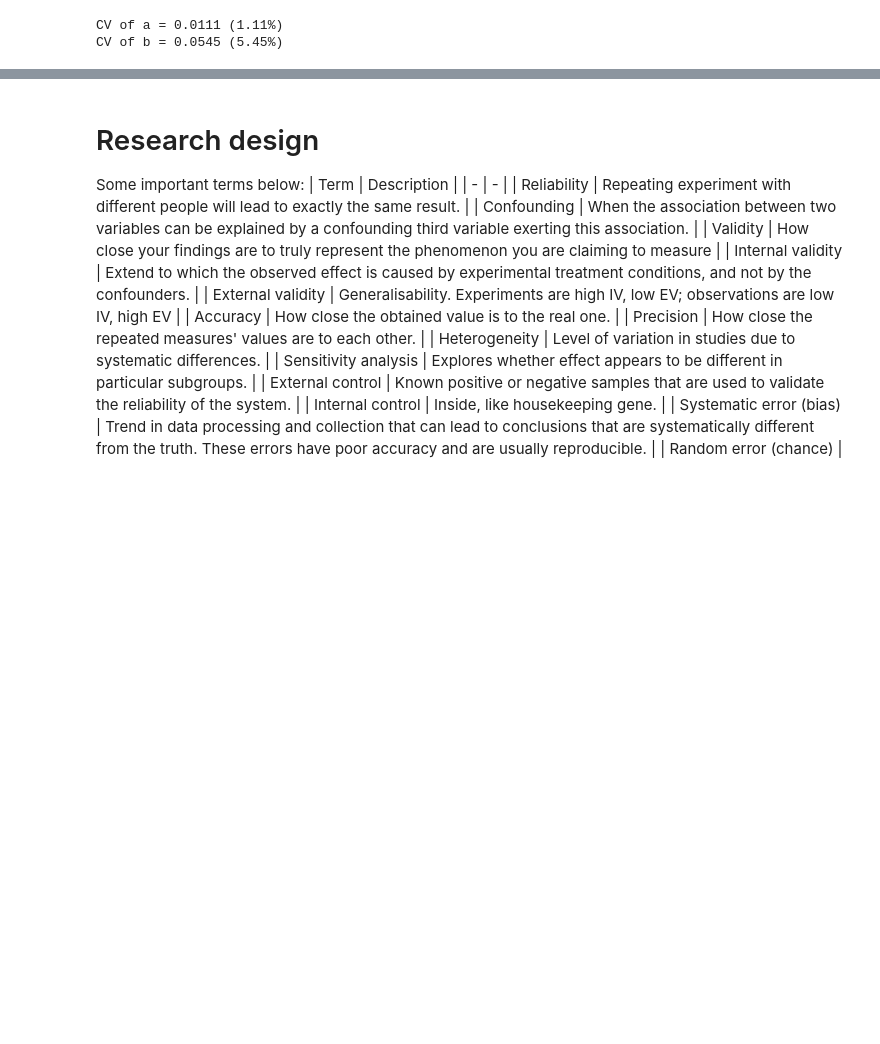
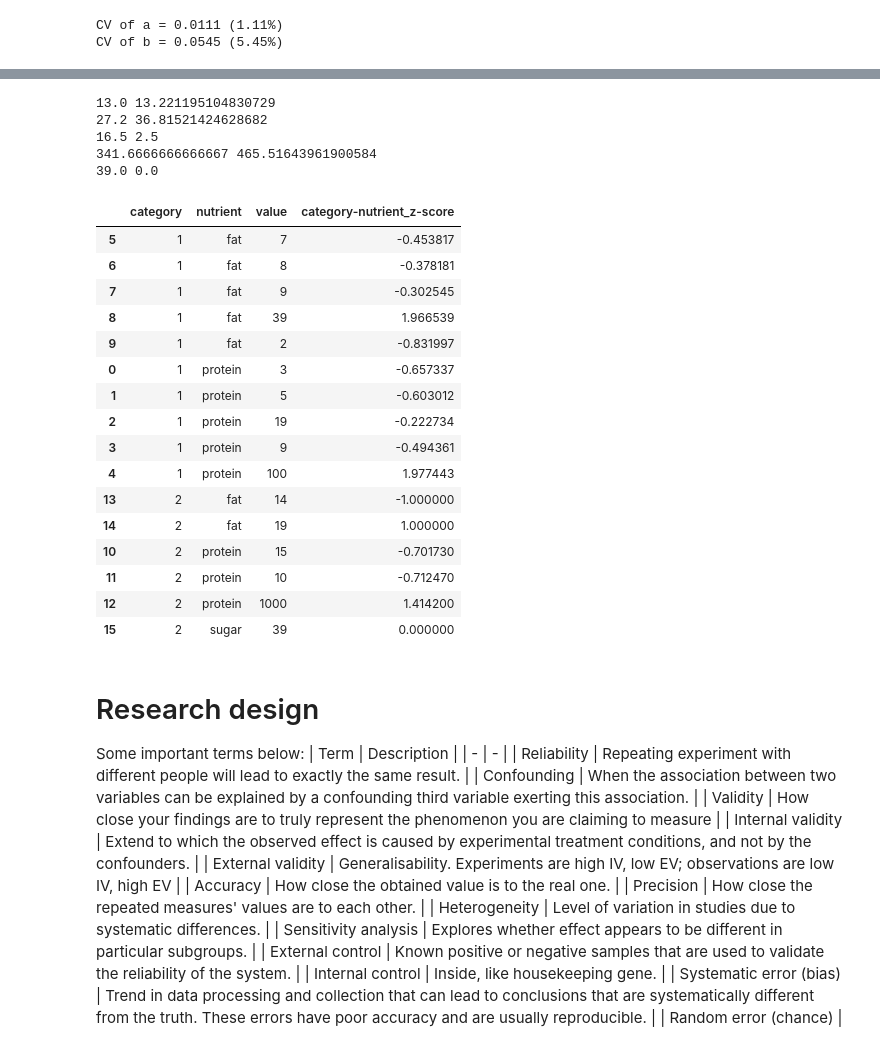
Before and after one commit to EvgeniiZorin/Handbook_Data-Science, a Jupyter notebook: _0_Statistics.ipynb, the cells around one changed output, grey strips where cells are left out. Saved outputs shown, nothing was run; the diff lists cells and outputs as text; code cells hidden in the pictures; blank space fills up the shorter version.

```diff
--- a/_0_Statistics.ipynb
+++ b/_0_Statistics.ipynb
@@ -983,3 +993,67 @@ CV of b = 0.0545 (5.45%)
+# %%
+"""
+Remove outliers per group.
+Method = Z-score.
+"""
+import numpy as np
+import pandas as pd
+
+def is_outlier(x: pd.Series):
+    mu = np.mean(x)
+    sigma = np.std(x, ddof=0)
+    print(mu, sigma)
+    # edge case: if just one value, let's return z-score of 0
+    if len(x) == 1:
+        return 0
+    return (x - mu) / sigma
+
+df = pd.DataFrame({
+    'category': [1, 1, 1, 1, 1,
+                 1, 1, 1, 1, 1,
+                 2, 2, 2, 2, 2, 2],
+    'nutrient': ['protein', 'protein', 'protein', 'protein', 'protein',
+                 'fat', 'fat', 'fat', 'fat', 'fat',
+                 'protein', 'protein', 'protein', 'fat', 'fat', 'sugar'],
+    'value': [3, 5, 19, 9, 100,
+              7, 8, 9, 39, 2,
+              15, 10, 1000,
+              14, 19, 39]
+})
+
+# Group on one variable
+# df['category_z-score'] = df \
+#     .groupby(['category']) \
+#     ['value'].transform(is_outlier)
+
+# Group on two variables
+df['category-nutrient_z-score'] = df \
+    .groupby(['category', 'nutrient']) \
+    ['value'].transform(is_outlier)
+
+df.sort_values(by = ['category', 'nutrient'], ascending = [True, True])
+# %% [output]
+13.0 13.221195104830729
+27.2 36.81521424628682
+16.5 2.5
+341.6666666666667 465.51643961900584
+39.0 0.0
+|  | category | nutrient | value | category-nutrient_z-score |
+| 5 | 1 | fat | 7 | -0.453817 |
+| 6 | 1 | fat | 8 | -0.378181 |
+| 7 | 1 | fat | 9 | -0.302545 |
+| 8 | 1 | fat | 39 | 1.966539 |
+| 9 | 1 | fat | 2 | -0.831997 |
+| 0 | 1 | protein | 3 | -0.657337 |
+| 1 | 1 | protein | 5 | -0.603012 |
+| 2 | 1 | protein | 19 | -0.222734 |
+| 3 | 1 | protein | 9 | -0.494361 |
+| 4 | 1 | protein | 100 | 1.977443 |
+| 13 | 2 | fat | 14 | -1.000000 |
+| 14 | 2 | fat | 19 | 1.000000 |
+| 10 | 2 | protein | 15 | -0.701730 |
+| 11 | 2 | protein | 10 | -0.712470 |
+| 12 | 2 | protein | 1000 | 1.414200 |
+| 15 | 2 | sugar | 39 | 0.000000 |
 # %% [markdown]
 # Research design
 
```
Also changed, not shown: parts of 12 cells of this notebook.
